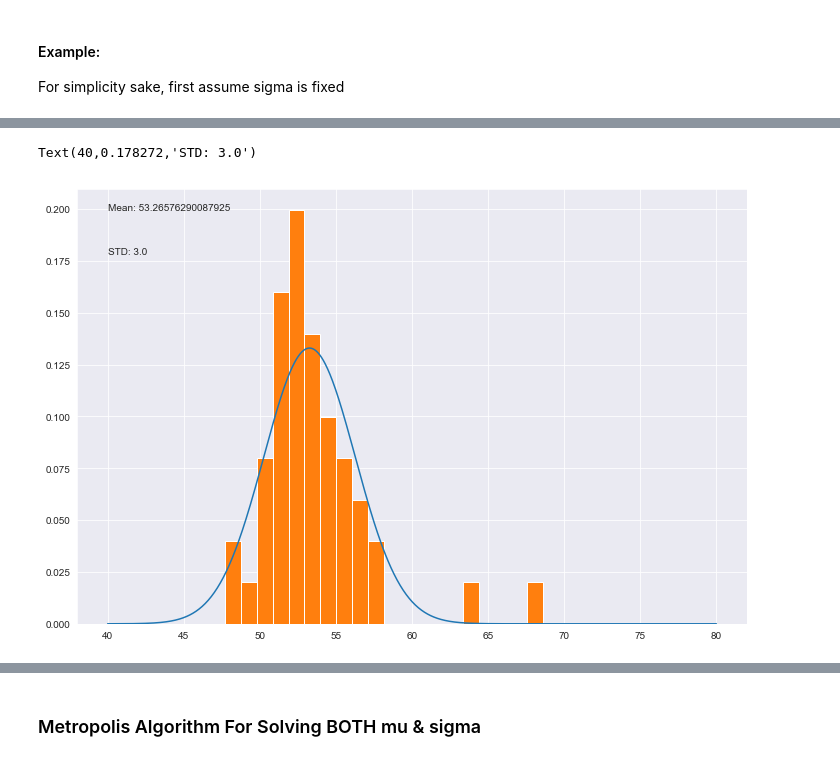
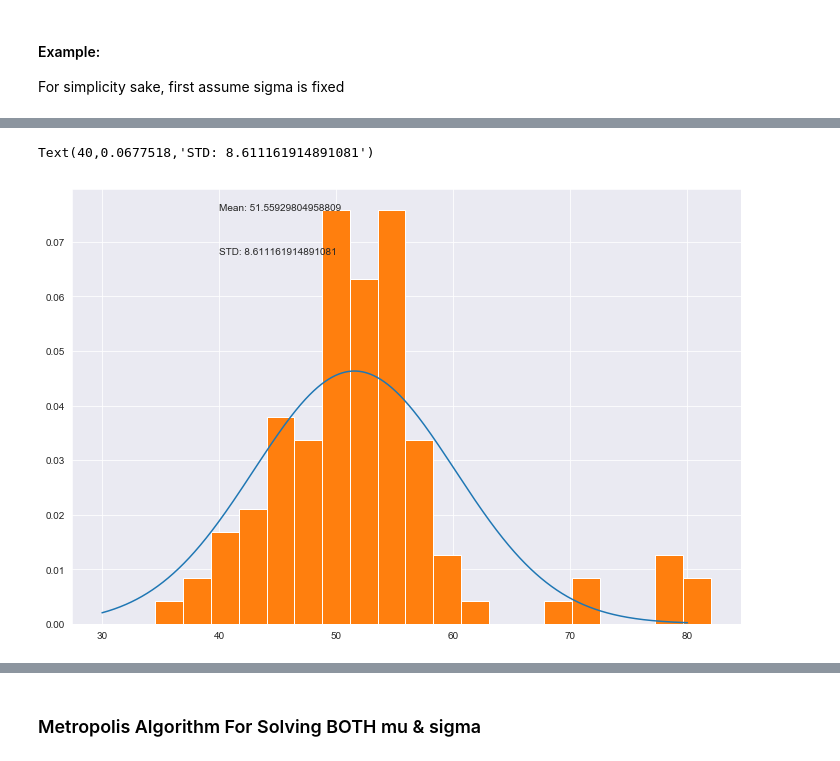
Before and after one commit to rshap91/Algorithms, a Jupyter notebook: Metropolis_Sampling.ipynb, the cells around one changed output, grey strips where cells are left out. Cells and saved outputs as stored; diff of their text form; code cells hidden in the pictures.

Commit message:
redid MLE, working on Metropolis

```diff
--- a/Metropolis_Sampling.ipynb
+++ b/Metropolis_Sampling.ipynb
@@ -16,18 +16,19 @@ mpl.rcParams['figure.figsize'] = (9,6)
 # %% [markdown]
 The idea here is that we have a set of measurements that seem to be normally distributed but we want to find a way to estimate the parameters of the true distribution. Monte carlo methods are a broad category of sampling algorithms that evaluate the likelihood of data coming from distributions of different sampled parameters. AKA if the data is believed to be normal, a Monte Carlo algorithm samples a number of possible location and scale parameters for the distribution, focusing on values of those parameters where the likelihood of the observed data is highest.
 # %%
-plt.figure(figsize=(12,8))
-
-# measured mu = 53.5, measured sigma = 3.42
-data = np.array([51.06, 55.12, 53.73, 50.24, 52.05, 56.40, 48.45, 52.34, 55.65, 51.49, 51.86, 63.43, 53.00, 56.09, 51.93, 52.31, 52.33, 57.48, 57.44, 55.14, 53.93, 54.62, 56.09, 68.58, 51.36, 55.47, 50.73, 51.94, 54.95, 50.39, 52.91, 51.5, 52.68, 47.72, 49.73, 51.82, 54.99, 52.84, 53.19, 54.52, 51.46, 53.73, 51.61, 49.81, 52.42, 54.3, 53.84, 53.16])
+##### plt.figure(figsize=(12,8))
+np.random.seed(121)
+data = stats.norm(50, 5).rvs(100) # some normal data
+data[np.random.randint(0,100,10)] +=25 # outliers?
+print('Measured Mu and Sigma:', data.mean(), data.std())
 
 # There are some potential outliers however?
-plt.hist(data, label='True Distribution of the Data', weights=[1/len(data) for _ in data], normed=True)
+plt.hist(data, label='True Distribution of the Data', weights=[1/len(data) for _ in data], density=True)
 # theoretical normal distribution with mu and sigma (as taken from the data)
 normal_dist = stats.norm(data.mean(), data.std())
-plt.plot(np.linspace(40,70,100), normal_dist.pdf(np.linspace(40,70,100)), label='Theoretical Distribution')
+plt.plot(np.linspace(40,80,100), normal_dist.pdf(np.linspace(40,80,100)), label='Theoretical Distribution')
 plt.legend()
-plt.annotate(s='outliers?', xy=(64,0.04), xytext=(65,0.1), arrowprops={'facecolor':'red', 'shrink':1}, fontsize=13)
+plt.annotate(s='outliers?', xy=(79,0.015), xytext=(68,0.04), arrowprops={'facecolor':'red', 'shrink':1}, fontsize=13)
 
 # The theoretical distribution is wider than may be expected due to those high values.
 # %% [output]
@@ -197,0 +123,4 @@ FIRST LIKELIHOOD: 1.7287723012561542e-70
+# %%
+# empirical measurement
+sigma_real = data.std()
+data.mean()
@@ -205,0 +280,8 @@ np.mean(mu_samples)
+# %%
+M, S = 50, 0.1 # We are very confident that this data is centered at 50
+
+mu_samples = run_metropolis(data, M,S, 10000)
+
+plt.hist(mu_samples[100:])
+plt.title('Histogram for SAMPLED values of mu')
+np.mean(mu_samples[100:]) # aha!
@@ -213,14 +306,14 @@ plt.plot(mu_samples) # this is prob not good...aa
 # %%
 # posterior is the target distribution with the average of mu
-target = target_dist(np.mean(mu_samples), sigma)
+target = target_dist(np.mean(mu_samples), sigma_real)
 
 plt.figure(figsize=(12,8))
 
-x = np.linspace(40,80,1000)
+x = np.linspace(30,80,1000)
 plt.plot(x,target.pdf(x))
 plt.hist(data, 20, normed=True,  weights=[1/len(data) for _ in data])
 plt.text(40, plt.ylim()[1]*0.95, "Mean: " + str(target.mean()))
 plt.text(40,  plt.ylim()[1]*0.85, "STD: "+ str(target.std()))
 # %% [output]
-Text(40,0.178272,'STD: 3.0')
+Text(40,0.0677518,'STD: 8.611161914891081')
-[figure, old version]
+[figure, new version]
```
Also changed, not shown: parts of 34 cells of this notebook, 1 other file.
